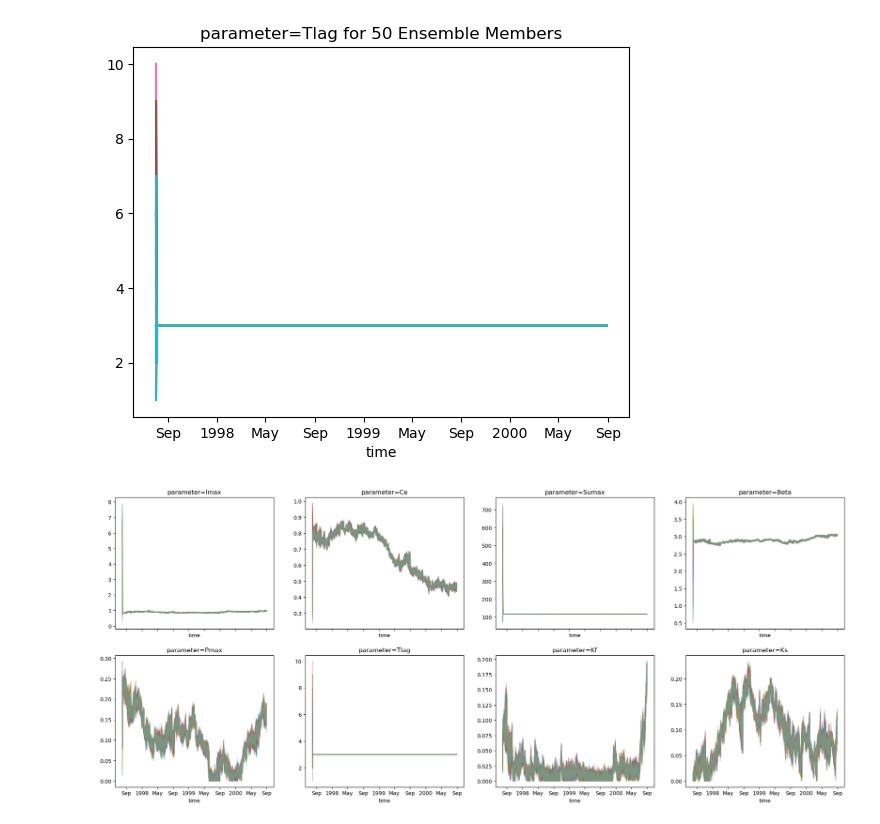
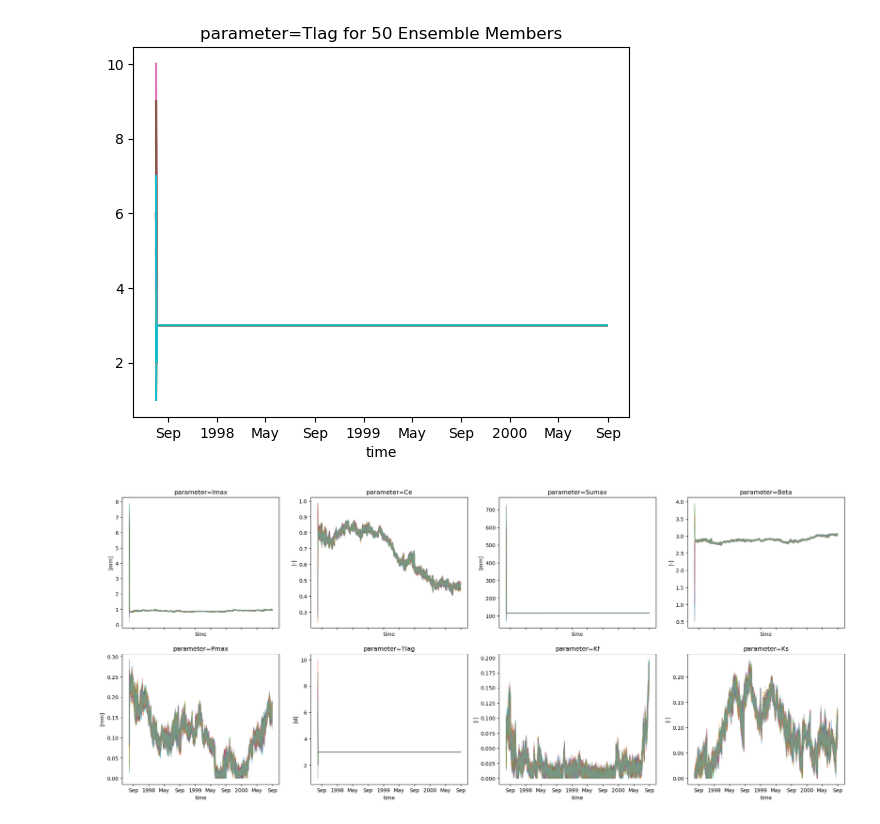
Before and after one commit to Daafip/Msc-Thesis-Notebooks, a Jupyter notebook: 2. Run first DA HBV.ipynb, the cells around one changed output. Saved outputs shown, nothing was run; the diff lists cells and outputs as text; code cells hidden in the pictures.

```diff
--- a/2. Run first DA HBV.ipynb
+++ b/2. Run first DA HBV.ipynb
@@ -401,12 +404,13 @@ Text(0.5, 1.0, 'parameter=Tlag for 50 Ensemble Members')
 # %%
 fig, axs = plt.subplots(2,4,figsize=(25,10),sharex=True)
 axs = axs.flatten()
 for j, parameter in enumerate(param_names):
     ax = axs[j]
     for i in range(n_particles):
         parameter_terms_ds.sel(parameter=parameter).isel(EnsembleMember=i).plot(ax=ax,alpha=0.3)
     ax.set_title(f'parameter={parameter}')# for {n_particles} Ensemble Members')
+    ax.set_ylabel(f'[{units[parameter]}]')
 figure_path = path / "Figures"
 fig.savefig(figure_path / "ensemble_run_for_50_particles_parameters.png",bbox_inches="tight",dpi=400)
 # %% [output]
-[figure, old version]
+[figure, new version]
```
Also changed, not shown: parts of 1 cell of this notebook, 2 other files.
